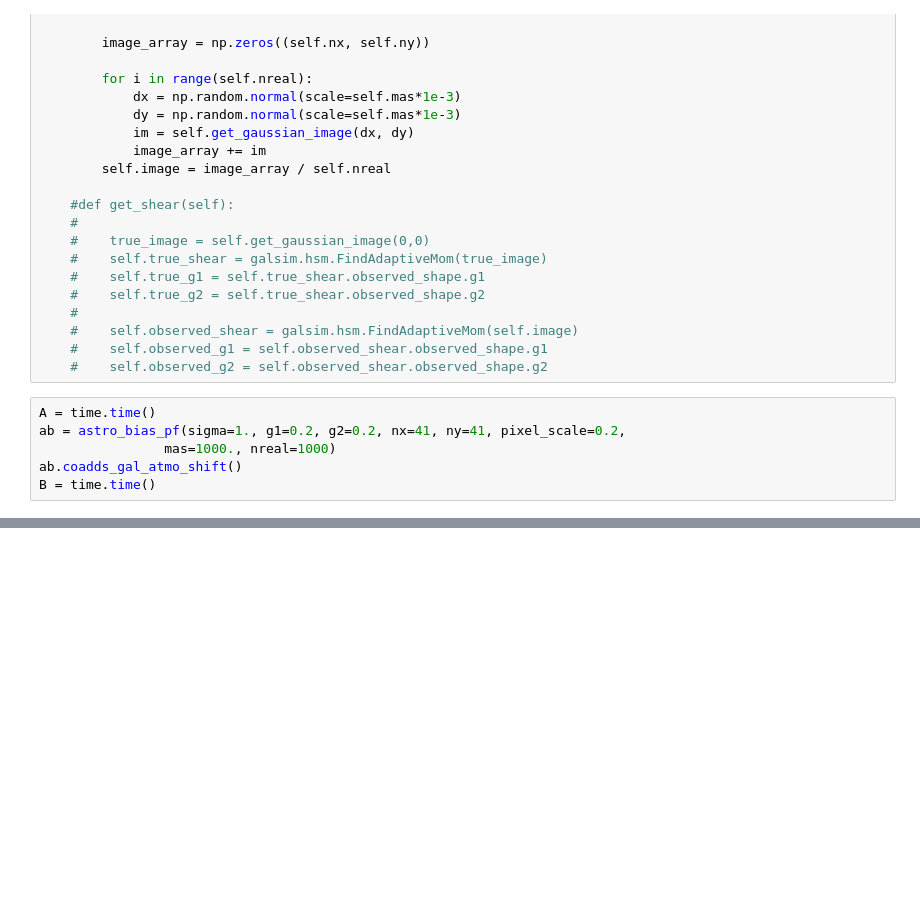
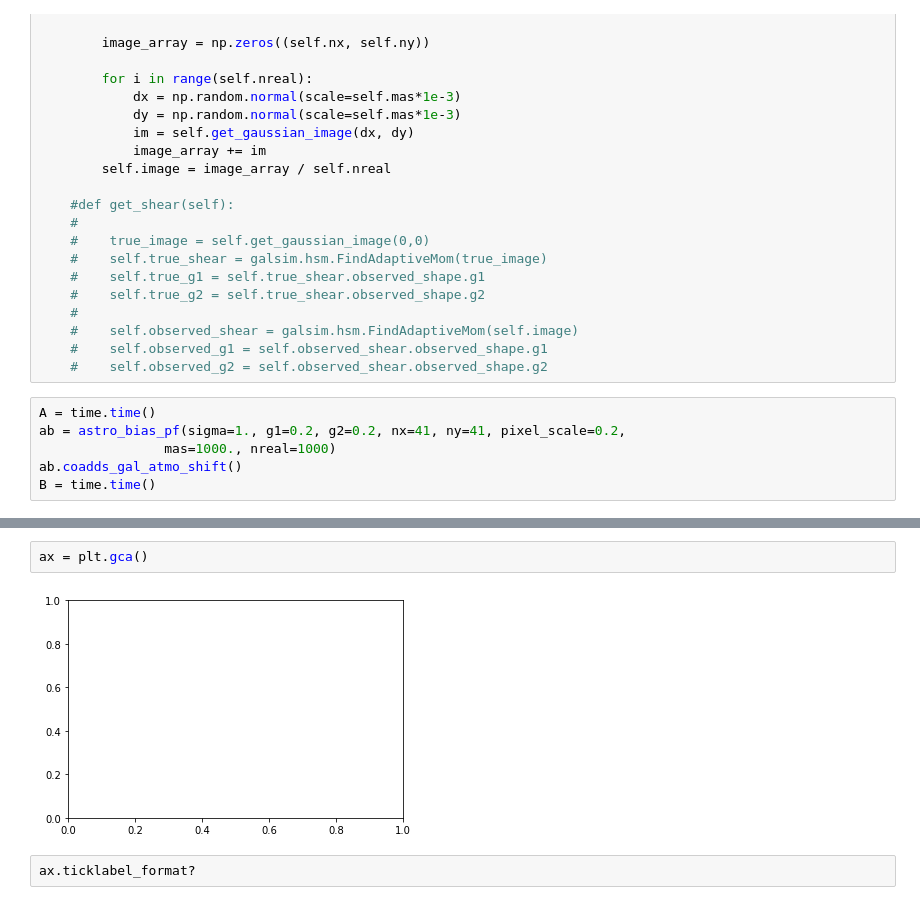
Before and after one commit to PFLeget/gastrometry, a Jupyter notebook: gastrometry/astro_bias/astro_bias.ipynb, the cells around one changed output, grey strips where cells are left out. Saved outputs shown, nothing was run; the diff lists cells and outputs as text; blank space fills up the shorter version.

```diff
--- a/gastrometry/astro_bias/astro_bias.ipynb
+++ b/gastrometry/astro_bias/astro_bias.ipynb
@@ -258,0 +277,6 @@ plt.savefig('test_0.pdf')
+# %%
+ax = plt.gca()
+# %% [output]
+[figure, added]
+# %%
+ax.ticklabel_format?
```
Also changed, not shown: parts of 2 cells of this notebook, 3 other files.
